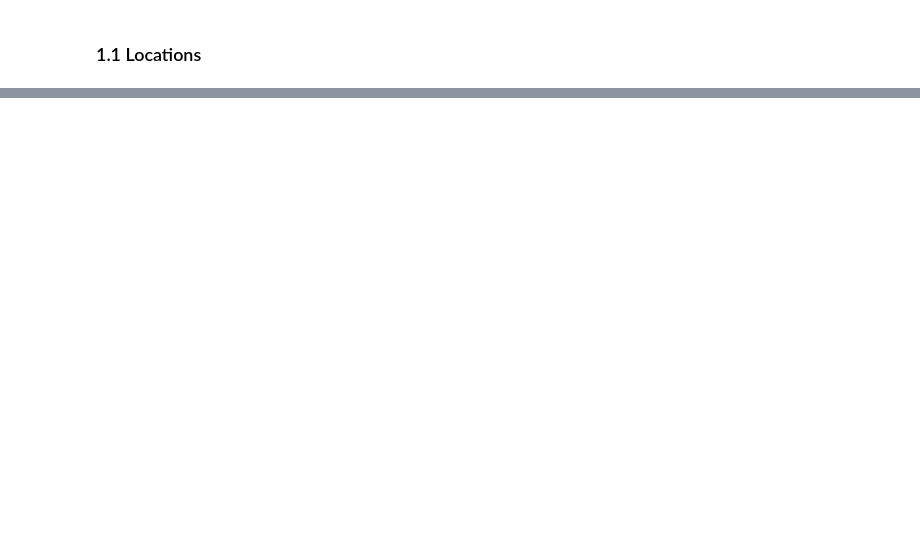
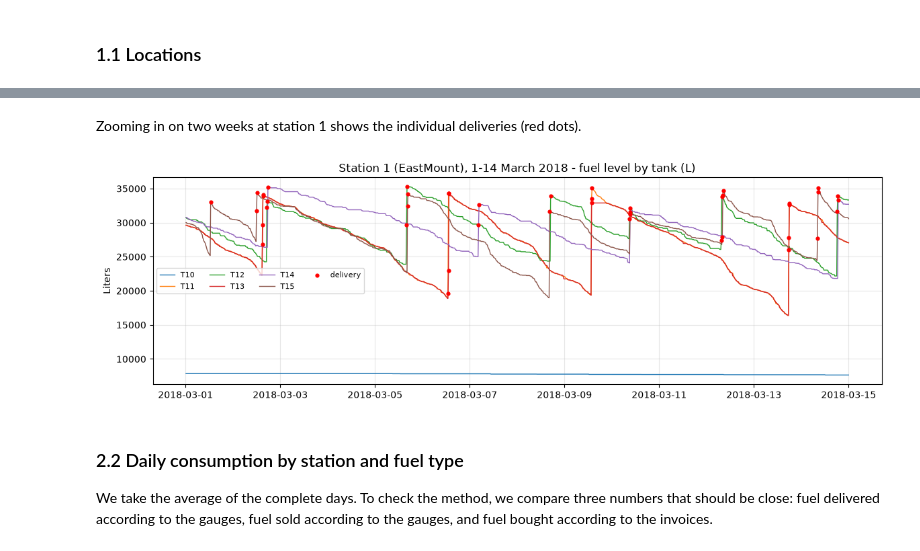
Before and after one commit to Steven95923/BombmanPython, a Jupyter notebook: Fuel_Inventory_Analysis.ipynb, the cells around one changed output, grey strips where cells are left out. Cells and saved outputs as stored; diff of their text form; code cells hidden in the pictures; blank space fills up the shorter version.

```diff
--- a/Fuel_Inventory_Analysis.ipynb
+++ b/Fuel_Inventory_Analysis.ipynb
@@ -744,8 +121,0 @@ Ratio of gauge-detected deliveries to invoiced volume, by quarter (1.00 = perfec
-# %%
-fig, axes = plt.subplots(1, 2, figsize=(14, 4))
-for ax, fg in zip(axes, ["G", "D"]):
-    d = cons_stats.xs(fg, level="Fuel Group")
-    ax.bar(d.index.astype(str), d["Avg_Daily_L"], yerr=d["Std_Daily_L"], capsize=3, color="tab:orange" if fg == "G" else "tab:green")
-    ax.set_title(f"Average daily consumption – {FUEL_NAME[fg]} (error bar = 1 std dev)")
-    ax.set_xlabel("Station"); ax.set_ylabel("Liters per day")
-plt.tight_layout(); plt.show()
@@ -1700,0 +505,18 @@ Summary by station and fuel type – observed period 2017-01-02 to 2019-08-15 (9
+# %% [markdown]
+Zooming in on two weeks at station 1 shows the individual deliveries (red dots).
+# %%
+zoom = levels[(levels["Station"] == 1) & (levels["Time"] >= "2018-03-01") & (levels["Time"] < "2018-03-15")]
+plt.figure(figsize=(14, 4))
+for tank_id in zoom["Tank ID"].unique():
+    d = zoom[zoom["Tank ID"] == tank_id]
+    plt.plot(d["Time"], d["Level"], linewidth=1, label=tank_id)
+deliveries = zoom[zoom["type"] == "delivery"]
+plt.scatter(deliveries["Time"], deliveries["Level"], color="red", s=12, zorder=5, label="delivery")
+plt.title("Station 1 (EastMount), 1-14 March 2018 - fuel level by tank (L)")
+plt.ylabel("Liters"); plt.legend(ncol=4, fontsize=8); plt.grid(alpha=0.3); plt.show()
+# %% [output]
+[figure, added]
+# %% [markdown]
+### 2.2 Daily consumption by station and fuel type
+
+We take the average of the complete days. To check the method, we compare three numbers that should be close: fuel delivered according to the gauges, fuel sold according to the gauges, and fuel bought according to the invoices.
```
Also changed, not shown: parts of 144 cells of this notebook, 2 other files.
